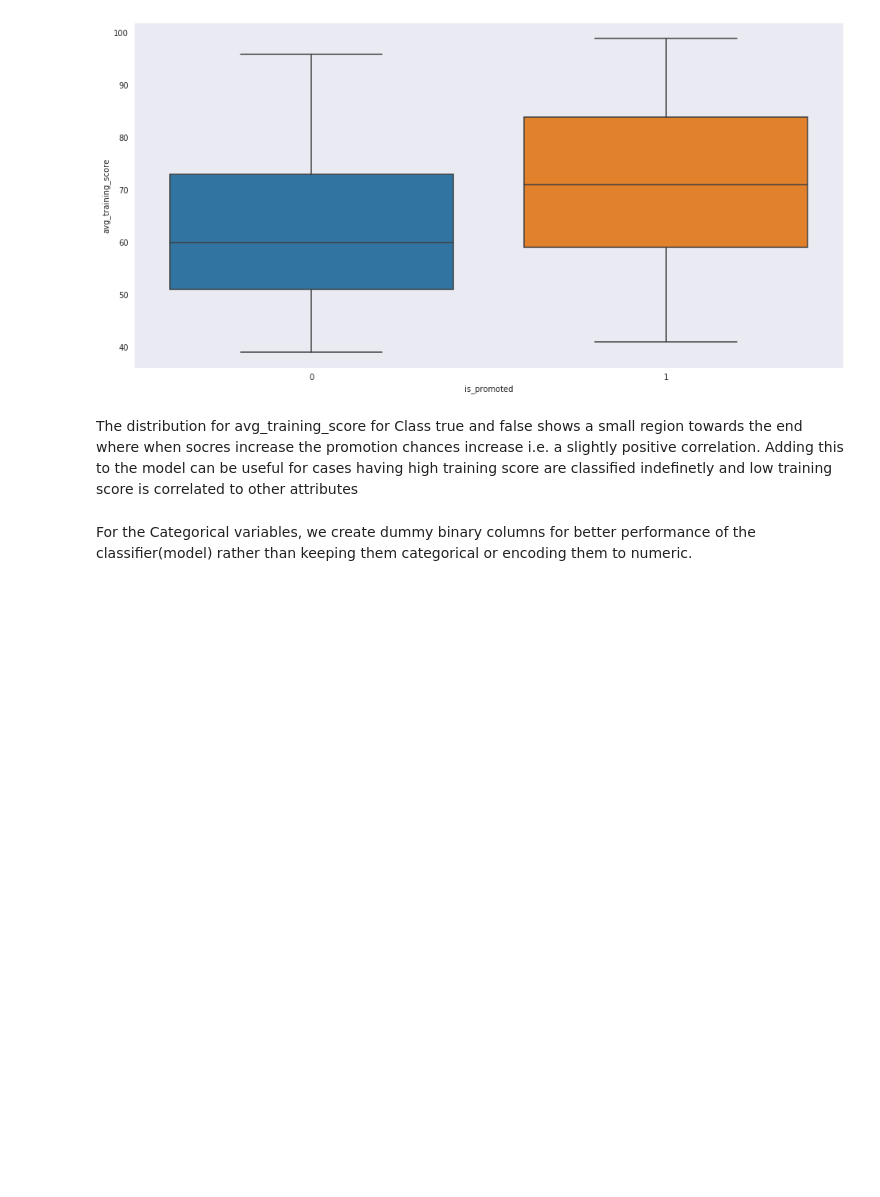
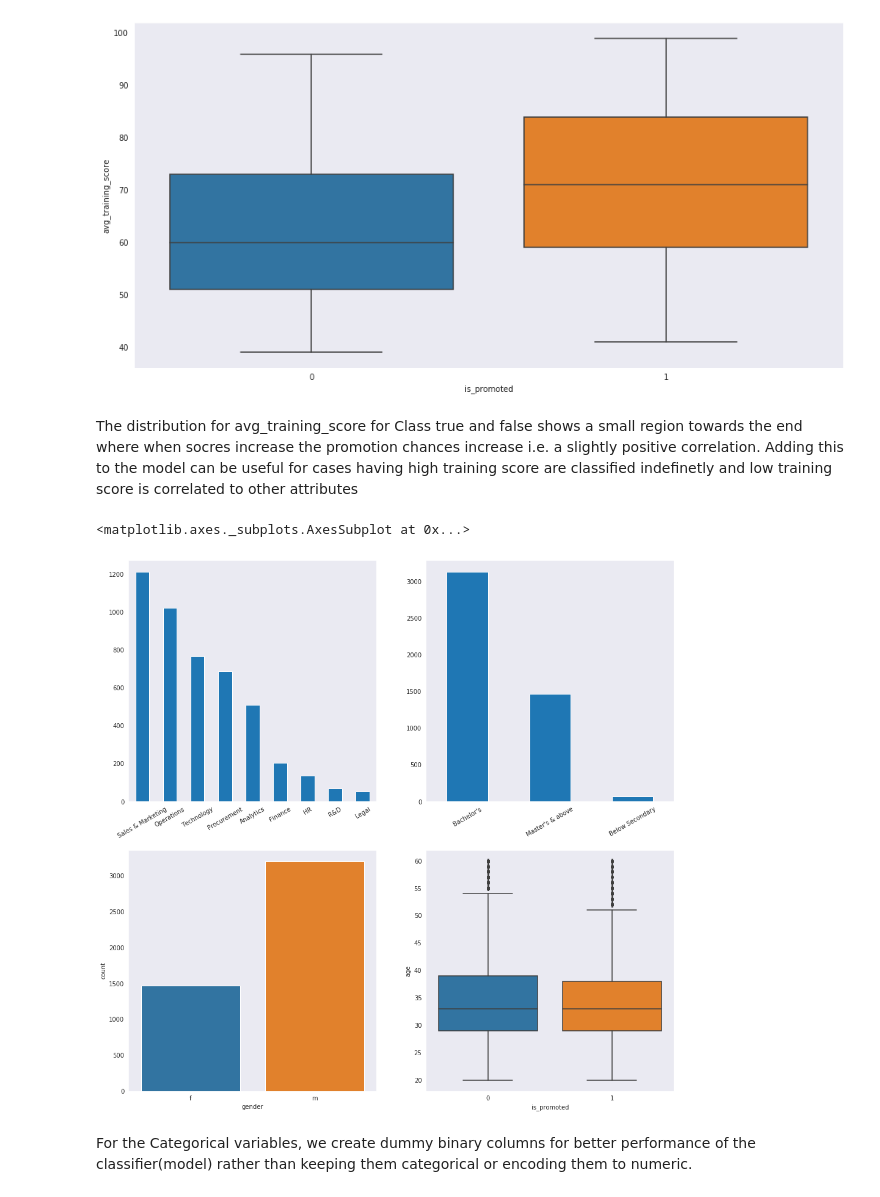
Before and after one commit to rajtulluri/Employee-Promotion-Prediction, a Jupyter notebook: Employee Promotion Prediction.ipynb, the cells around one changed output. Drawn from its saved outputs; the diff is of its cells as text; code cells hidden in the pictures; blank space fills up the shorter version.

```diff
--- a/Employee Promotion Prediction.ipynb
+++ b/Employee Promotion Prediction.ipynb
@@ -133,6 +133,19 @@ sns.boxplot(x=df.is_promoted,y=df.avg_training_score)
 [figure]
 # %% [markdown]
 The distribution for avg_training_score for Class true and false shows a small region towards the end where when socres increase the promotion chances increase i.e. a slightly positive correlation. Adding this to the model can be useful for cases having high training score are classified indefinetly and low training score is correlated to other attributes
+# %%
+fig,ax = plt.subplots(2,2,figsize=(16,16))
+plt.subplot(2,2,1)
+df[df.is_promoted == 1].department.value_counts().plot.bar(rot=30)
+plt.subplot(2,2,2)
+df[df.is_promoted == 1].education.value_counts().plot.bar(rot=30)
+plt.subplot(2,2,3)
+sns.countplot(df[df.is_promoted == 1].gender)
+plt.subplot(2,2,4)
+sns.boxplot(x=df.is_promoted,y=df.age)
+# %% [output]
+<matplotlib.axes._subplots.AxesSubplot at 0x...>
+[figure, added]
 # %%
 df = pd.get_dummies(df,columns=['department','education','gender'],
                        prefix=['dpt_','edu_','gender_'])
```
Also changed, not shown: parts of 3 cells of this notebook.
